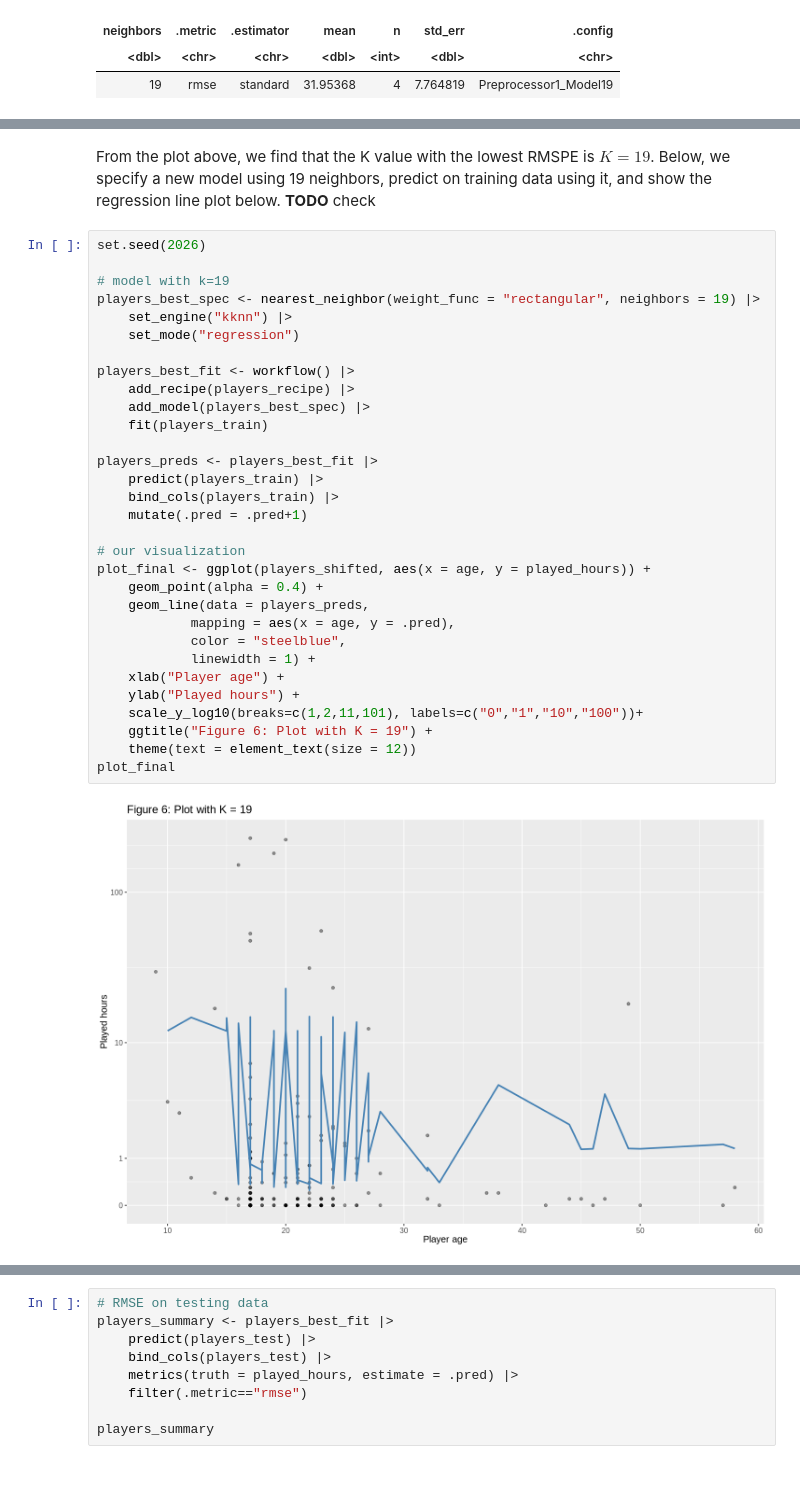
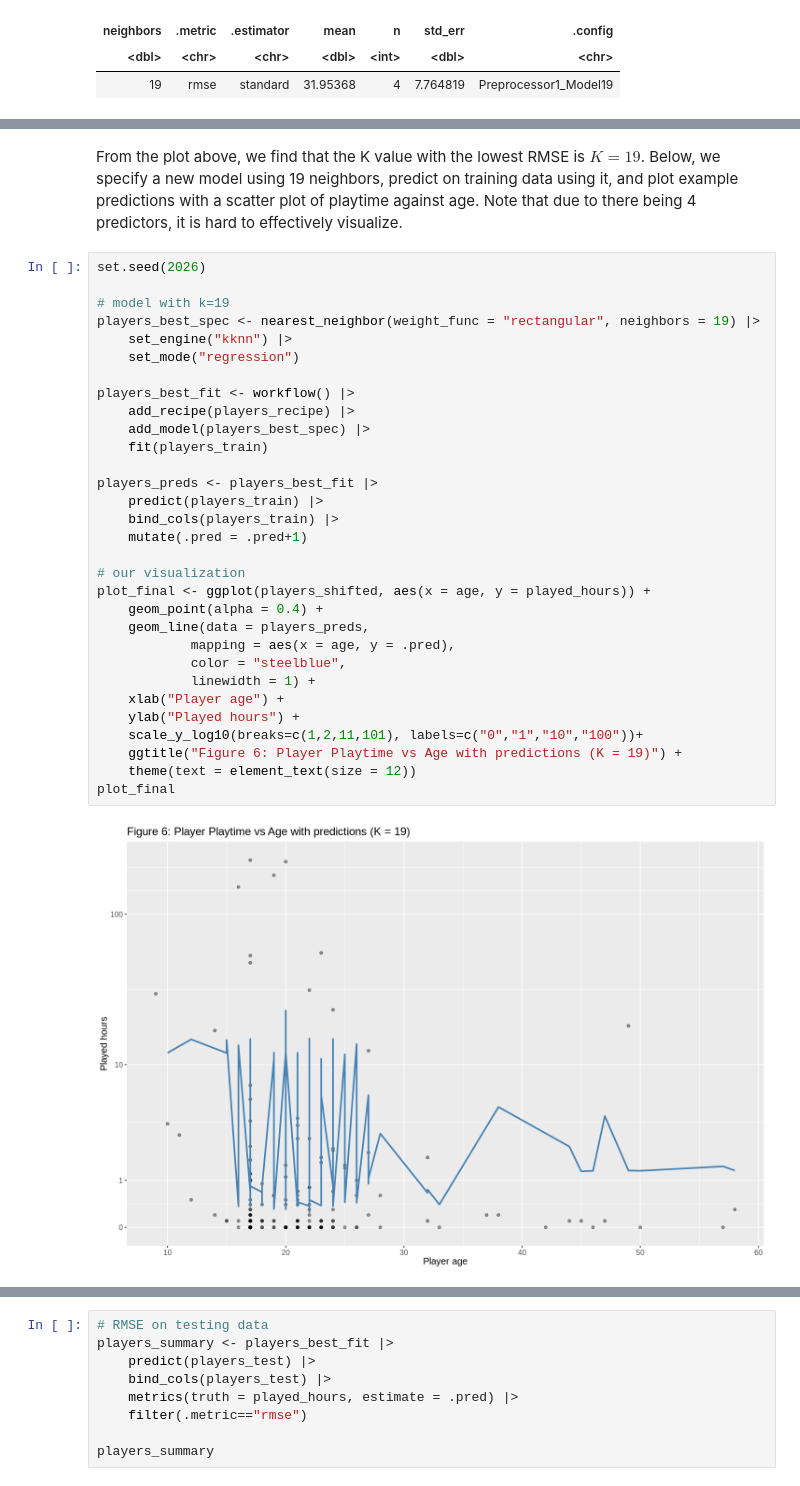
Before and after one commit to nesteagle/DSCI100-Project, a Jupyter notebook: report/report.ipynb, the cells around one changed output, grey strips where cells are left out. Drawn from its saved outputs; the diff is of its cells as text.

```diff
--- a/report/report.ipynb
+++ b/report/report.ipynb
@@ -283,38 +339,38 @@ rmse_plot
 # %% [output]
 [figure]
 # %% [markdown]
-From the plot above, we find that the K value with the lowest RMSPE is $K=19$. Below, we specify a new model using 19 neighbors, predict on training data using it, and show the regression line plot below. **TODO** check
+From the plot above, we find that the K value with the lowest RMSE is $K=19$. Below, we specify a new model using 19 neighbors, predict on training data using it, and plot example predictions with a scatter plot of playtime against age. Note that due to there being 4 predictors, it is hard to effectively visualize.
 # %%
 set.seed(2026)
 
 # model with k=19
 players_best_spec <- nearest_neighbor(weight_func = "rectangular", neighbors = 19) |>
     set_engine("kknn") |>
     set_mode("regression")
 
 players_best_fit <- workflow() |>
     add_recipe(players_recipe) |>
     add_model(players_best_spec) |>
     fit(players_train)
 
 players_preds <- players_best_fit |>
     predict(players_train) |>
     bind_cols(players_train) |>
     mutate(.pred = .pred+1)
 
 # our visualization
 plot_final <- ggplot(players_shifted, aes(x = age, y = played_hours)) +
     geom_point(alpha = 0.4) +
     geom_line(data = players_preds,
             mapping = aes(x = age, y = .pred),
             color = "steelblue",
             linewidth = 1) +
     xlab("Player age") +
     ylab("Played hours") +
     scale_y_log10(breaks=c(1,2,11,101), labels=c("0","1","10","100"))+
-    ggtitle("Figure 6: Plot with K = 19") +
+    ggtitle("Figure 6: Player Playtime vs Age with predictions (K = 19)") +
     theme(text = element_text(size = 12))
 plot_final
 # %% [output]
-[figure, old version]
+[figure, new version]
 # %% [markdown]
```
Also changed, not shown: parts of 12 cells of this notebook.
